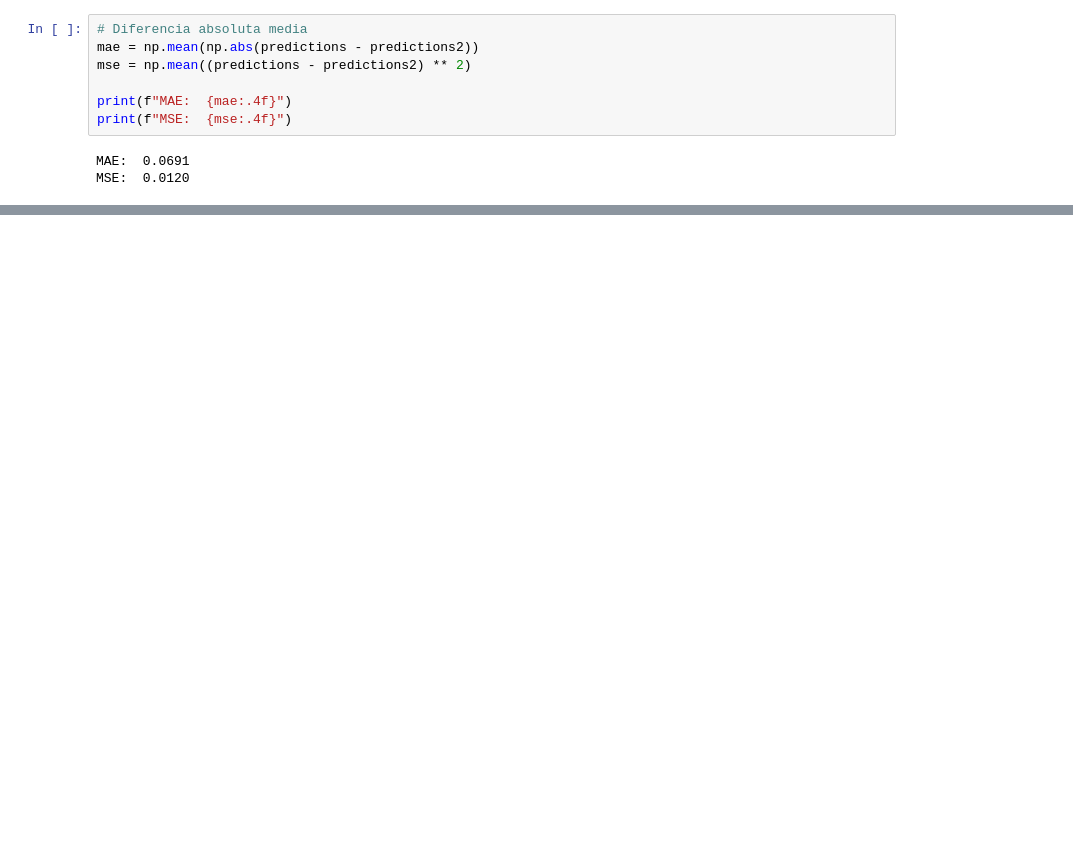
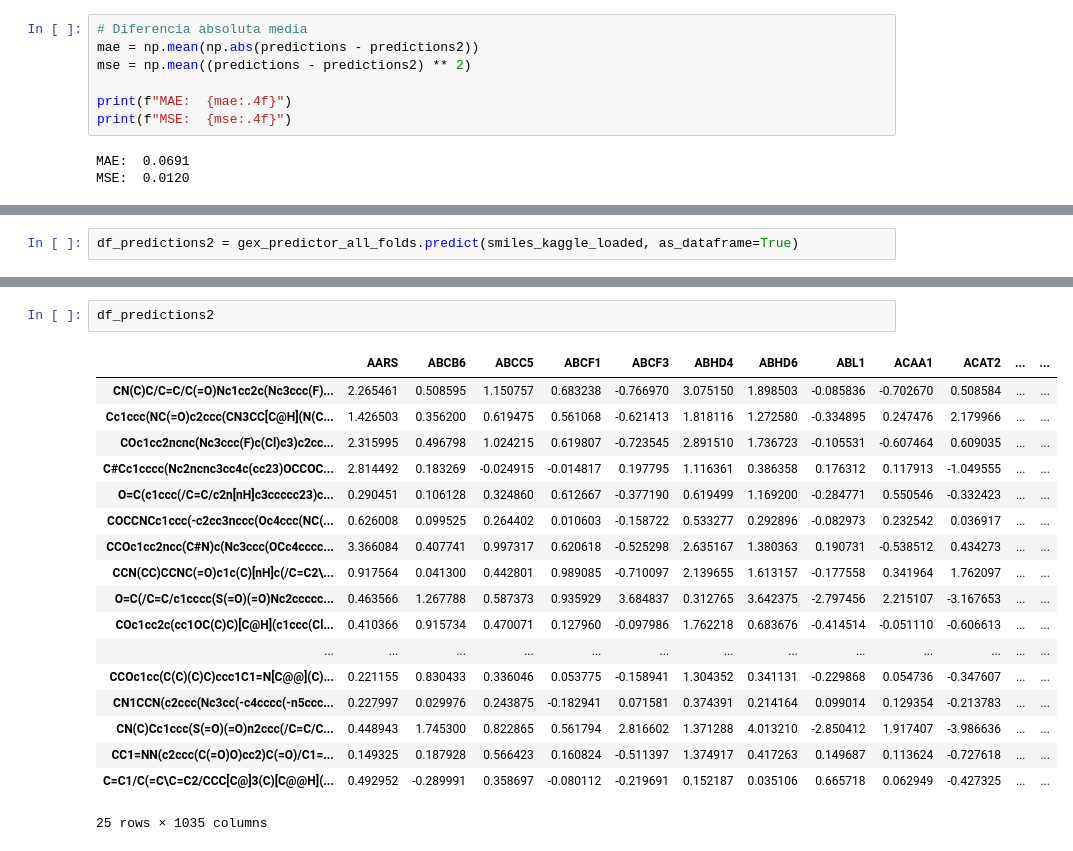
Before and after one commit to 00dylan00/GEx_Predictor, a Jupyter notebook: notebook/examples.ipynb, the cells around one changed output, grey strips where cells are left out. Saved outputs shown, nothing was run; the diff lists cells and outputs as text; blank space fills up the shorter version.

```diff
--- a/notebook/examples.ipynb
+++ b/notebook/examples.ipynb
@@ -158,0 +154,2 @@ MSE:  0.0120
+# %%
+df_predictions2 = gex_predictor_all_folds.predict(smiles_kaggle_loaded, as_dataframe=True)
@@ -158,0 +188,21 @@ MSE:  0.0120
+# %%
+df_predictions2
+# %% [output]
+|  | AARS | ABCB6 | ABCC5 | ABCF1 | ABCF3 | ABHD4 | ABHD6 | ABL1 | ACAA1 | ACAT2 | ... | ... |
+| CN(C)C/C=C/C(=O)Nc1cc2c(Nc3ccc(F)... | 2.265461 | 0.508595 | 1.150757 | 0.683238 | -0.766970 | 3.075150 | 1.898503 | -0.085836 | -0.702670 | 0.508584 | ... | ... |
+| Cc1ccc(NC(=O)c2ccc(CN3CC[C@H](N(C... | 1.426503 | 0.356200 | 0.619475 | 0.561068 | -0.621413 | 1.818116 | 1.272580 | -0.334895 | 0.247476 | 2.179966 | ... | ... |
+| COc1cc2ncnc(Nc3ccc(F)c(Cl)c3)c2cc... | 2.315995 | 0.496798 | 1.024215 | 0.619807 | -0.723545 | 2.891510 | 1.736723 | -0.105531 | -0.607464 | 0.609035 | ... | ... |
+| C#Cc1cccc(Nc2ncnc3cc4c(cc23)OCCOC... | 2.814492 | 0.183269 | -0.024915 | -0.014817 | 0.197795 | 1.116361 | 0.386358 | 0.176312 | 0.117913 | -1.049555 | ... | ... |
+| O=C(c1ccc(/C=C/c2n[nH]c3ccccc23)c... | 0.290451 | 0.106128 | 0.324860 | 0.612667 | -0.377190 | 0.619499 | 1.169200 | -0.284771 | 0.550546 | -0.332423 | ... | ... |
+| COCCNCc1ccc(-c2cc3nccc(Oc4ccc(NC(... | 0.626008 | 0.099525 | 0.264402 | 0.010603 | -0.158722 | 0.533277 | 0.292896 | -0.082973 | 0.232542 | 0.036917 | ... | ... |
+| CCOc1cc2ncc(C#N)c(Nc3ccc(OCc4cccc... | 3.366084 | 0.407741 | 0.997317 | 0.620618 | -0.525298 | 2.635167 | 1.380363 | 0.190731 | -0.538512 | 0.434273 | ... | ... |
+| CCN(CC)CCNC(=O)c1c(C)[nH]c(/C=C2\... | 0.917564 | 0.041300 | 0.442801 | 0.989085 | -0.710097 | 2.139655 | 1.613157 | -0.177558 | 0.341964 | 1.762097 | ... | ... |
+| O=C(/C=C/c1cccc(S(=O)(=O)Nc2ccccc... | 0.463566 | 1.267788 | 0.587373 | 0.935929 | 3.684837 | 0.312765 | 3.642375 | -2.797456 | 2.215107 | -3.167653 | ... | ... |
+| COc1cc2c(cc1OC(C)C)[C@H](c1ccc(Cl... | 0.410366 | 0.915734 | 0.470071 | 0.127960 | -0.097986 | 1.762218 | 0.683676 | -0.414514 | -0.051110 | -0.606613 | ... | ... |
+| ... | ... | ... | ... | ... | ... | ... | ... | ... | ... | ... | ... | ... |
+| CCOc1cc(C(C)(C)C)ccc1C1=N[C@@](C)... | 0.221155 | 0.830433 | 0.336046 | 0.053775 | -0.158941 | 1.304352 | 0.341131 | -0.229868 | 0.054736 | -0.347607 | ... | ... |
+| CN1CCN(c2ccc(Nc3cc(-c4cccc(-n5ccc... | 0.227997 | 0.029976 | 0.243875 | -0.182941 | 0.071581 | 0.374391 | 0.214164 | 0.099014 | 0.129354 | -0.213783 | ... | ... |
+| CN(C)Cc1ccc(S(=O)(=O)n2ccc(/C=C/C... | 0.448943 | 1.745300 | 0.822865 | 0.561794 | 2.816602 | 1.371288 | 4.013210 | -2.850412 | 1.917407 | -3.986636 | ... | ... |
+| CC1=NN(c2ccc(C(=O)O)cc2)C(=O)/C1=... | 0.149325 | 0.187928 | 0.566423 | 0.160824 | -0.511397 | 1.374917 | 0.417263 | 0.149687 | 0.113624 | -0.727618 | ... | ... |
+| C=C1/C(=C\C=C2/CCC[C@]3(C)[C@@H](... | 0.492952 | -0.289991 | 0.358697 | -0.080112 | -0.219691 | 0.152187 | 0.035106 | 0.665718 | 0.062949 | -0.427325 | ... | ... |
+25 rows × 1035 columns
```
Also changed, not shown: parts of 10 cells of this notebook, 5 other files.
